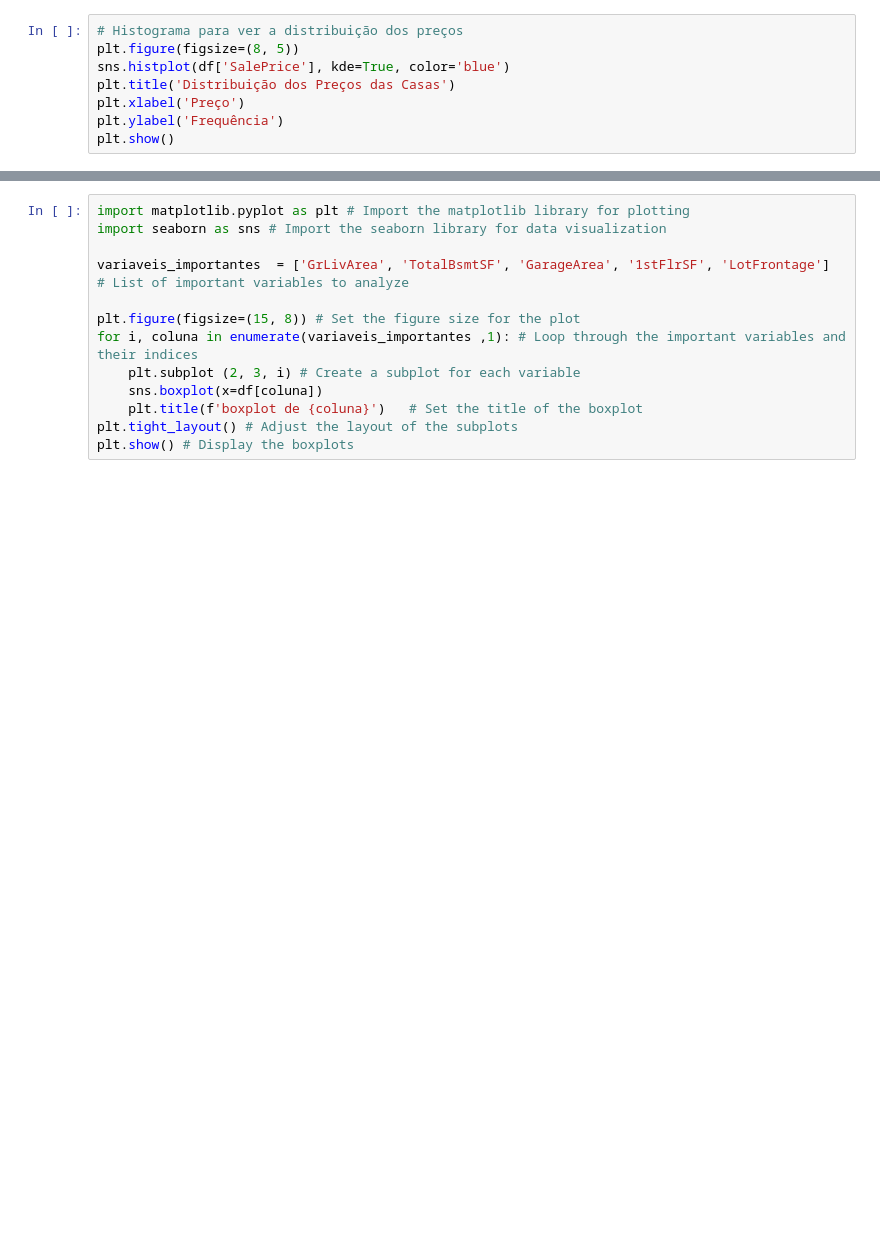
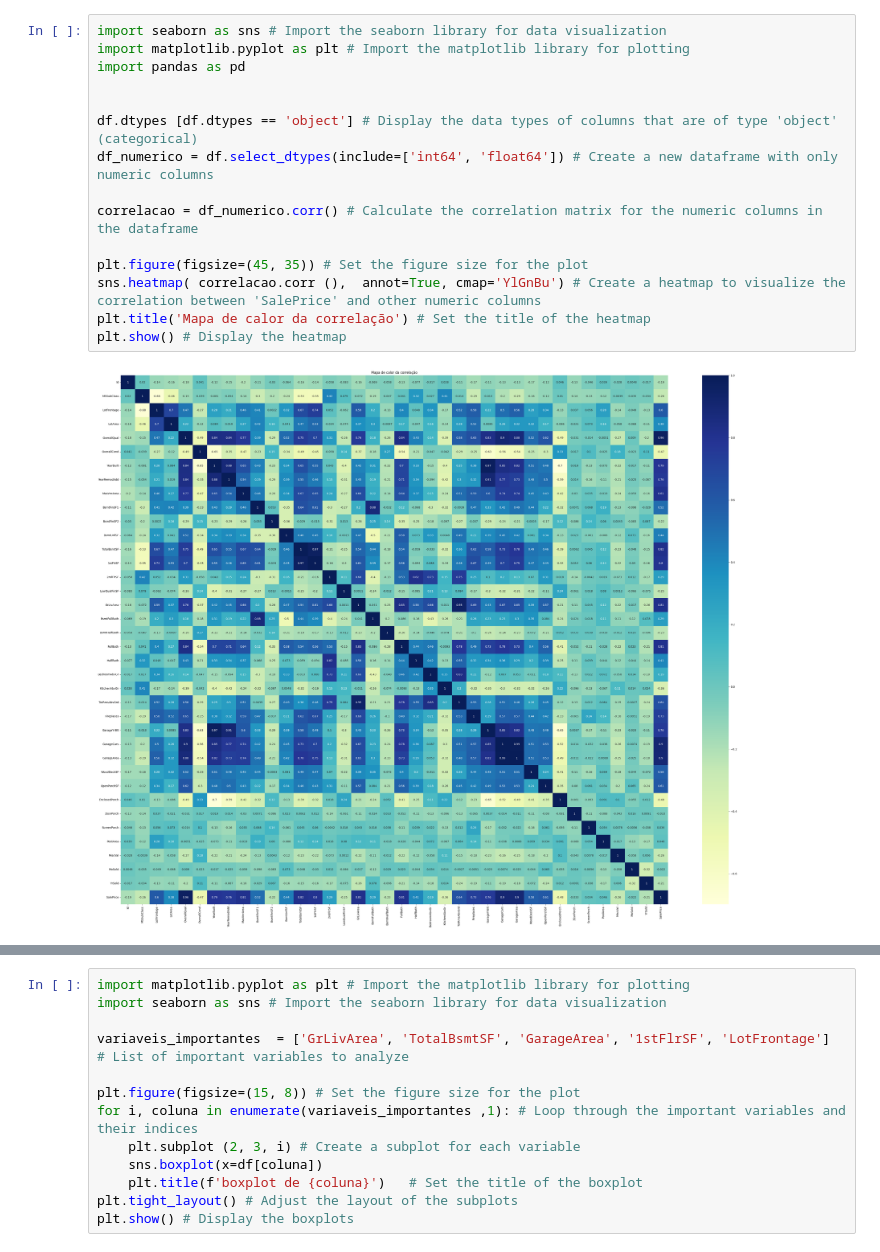
Before and after one commit to GustavoDanielL/House_Prices_predicting, a Jupyter notebook: eda.ipynb, the cells around one changed output, grey strips where cells are left out. Saved outputs shown, nothing was run; the diff lists cells and outputs as text; blank space fills up the shorter version.

```diff
--- a/eda.ipynb
+++ b/eda.ipynb
@@ -32,11 +50,20 @@ plt.show() # Display the heatmap
-# %%
-# Histograma para ver a distribuição dos preços
-plt.figure(figsize=(8, 5))
-sns.histplot(df['SalePrice'], kde=True, color='blue')
-plt.title('Distribuição dos Preços das Casas')
-plt.xlabel('Preço')
-plt.ylabel('Frequência')
-plt.show()
+# %%
+import seaborn as sns # Import the seaborn library for data visualization
+import matplotlib.pyplot as plt # Import the matplotlib library for plotting
+import pandas as pd
+
+
+df.dtypes [df.dtypes == 'object'] # Display the data types of columns that are of type 'object' (categorical)
+df_numerico = df.select_dtypes(include=['int64', 'float64']) # Create a new dataframe with only numeric columns
+
+correlacao = df_numerico.corr() # Calculate the correlation matrix for the numeric columns in the dataframe
+
+plt.figure(figsize=(45, 35)) # Set the figure size for the plot
+sns.heatmap( correlacao.corr (),  annot=True, cmap='YlGnBu') # Create a heatmap to visualize the correlation between 'SalePrice' and other numeric columns
+plt.title('Mapa de calor da correlação') # Set the title of the heatmap
+plt.show() # Display the heatmap
+# %% [output]
+[figure, added]
 # %%
 valores_nnulos = df.isnull().sum().sort_values(ascending=False) # Check for missing values in the dataframe and sort them in descending order
 valores_nnulos = valores_nnulos[valores_nnulos > 0] # Filter the dataframe to keep only columns with missing values
```
Also changed, not shown: parts of 7 cells of this notebook.
